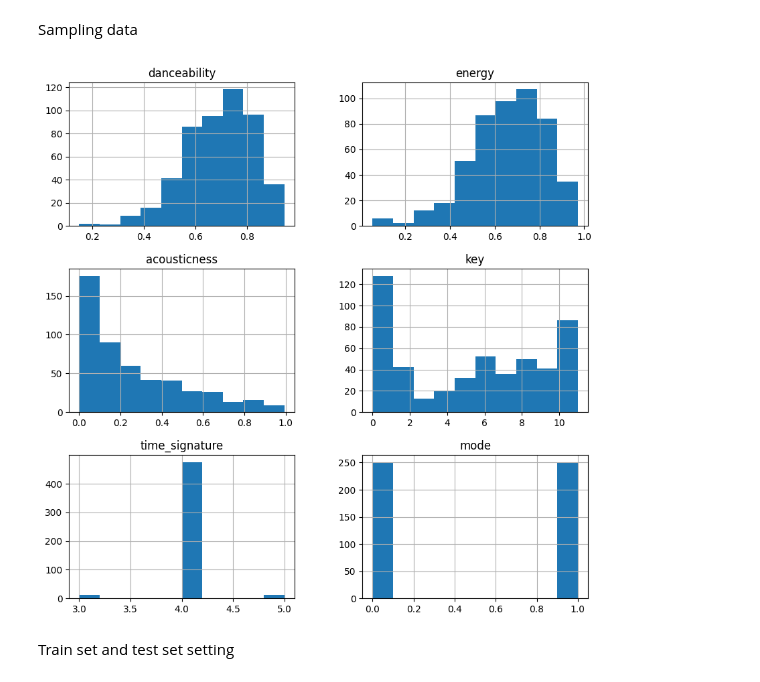
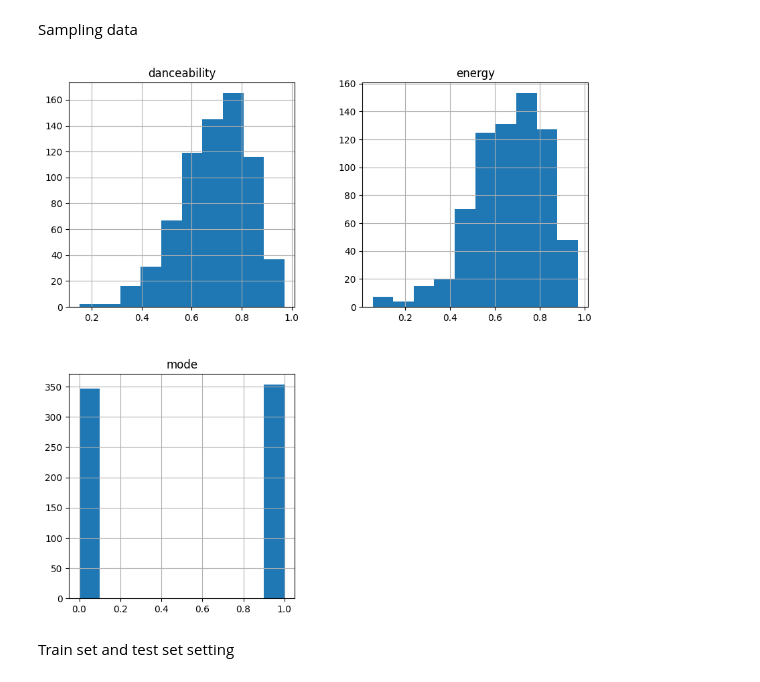
Before and after one commit to hadjuse/Spotify-graphic-and-interpretation, a Jupyter notebook: main.ipynb, the cells around one changed output. Saved outputs shown, nothing was run; the diff lists cells and outputs as text; code cells hidden in the pictures.

```diff
--- a/main.ipynb
+++ b/main.ipynb
@@ -200,16 +200,16 @@ Sampling data
 # %%
 from sklearn import preprocessing
 from sklearn import utils
-df1 = data[["song_name","danceability", "energy","acousticness", "key", "time_signature", "mode"]].iloc[0: 500]
+df1 = data[["song_name","danceability", "energy", "mode"]].iloc[0: 700]
 df1.to_numpy()
 df1.hist(figsize=(10,10))
-sample = np.random.randint(df1.shape[0], size=400)
+sample = np.random.randint(df1.shape[0], size=500)
 x = df1[["danceability", "energy"]].iloc[sample].to_numpy() # "danceability and energy of the song"
 y = df1["mode"].iloc[sample]
 lab = preprocessing.LabelEncoder()
 y_transformed = lab.fit_transform(y)
 # %% [output]
-[figure, old version]
+[figure, new version]
 # %% [markdown]
 Train set and test set setting
 # %%
```
Also changed, not shown: parts of 6 cells of this notebook.
